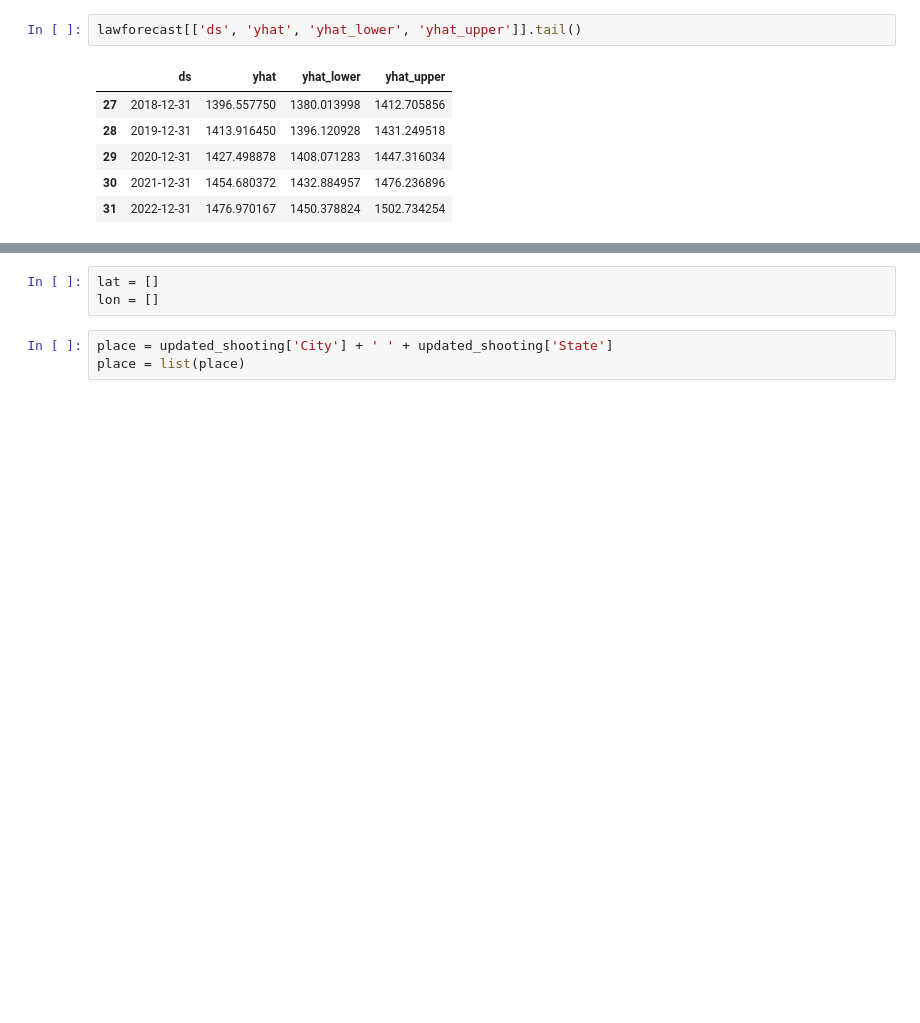
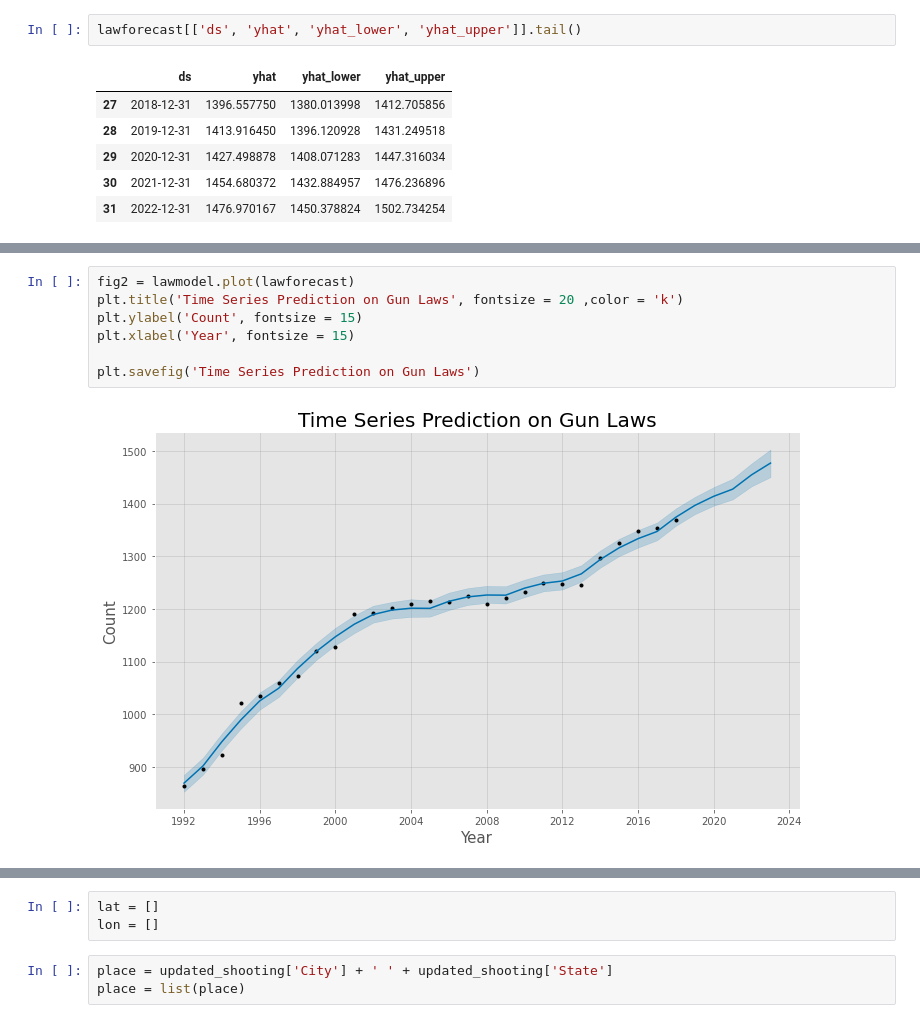
Before and after one commit to laurmarshall/School_Shootings_Analysis, a Jupyter notebook: EDA.ipynb, the cells around one changed output, grey strips where cells are left out. Drawn from its saved outputs; the diff is of its cells as text; blank space fills up the shorter version.

```diff
--- a/EDA.ipynb
+++ b/EDA.ipynb
@@ -826,2 +828,11 @@ fig2 = lawmodel.plot(lawforecast)
+# %%
+fig2 = lawmodel.plot(lawforecast)
+plt.title('Time Series Prediction on Gun Laws', fontsize = 20 ,color = 'k')
+plt.ylabel('Count', fontsize = 15)
+plt.xlabel('Year', fontsize = 15)
+
+plt.savefig('Time Series Prediction on Gun Laws')
+# %% [output]
+[figure, added]
 # %%
 forecast['trend'].plot();
```
Also changed, not shown: parts of 13 cells of this notebook, 5 other files.
